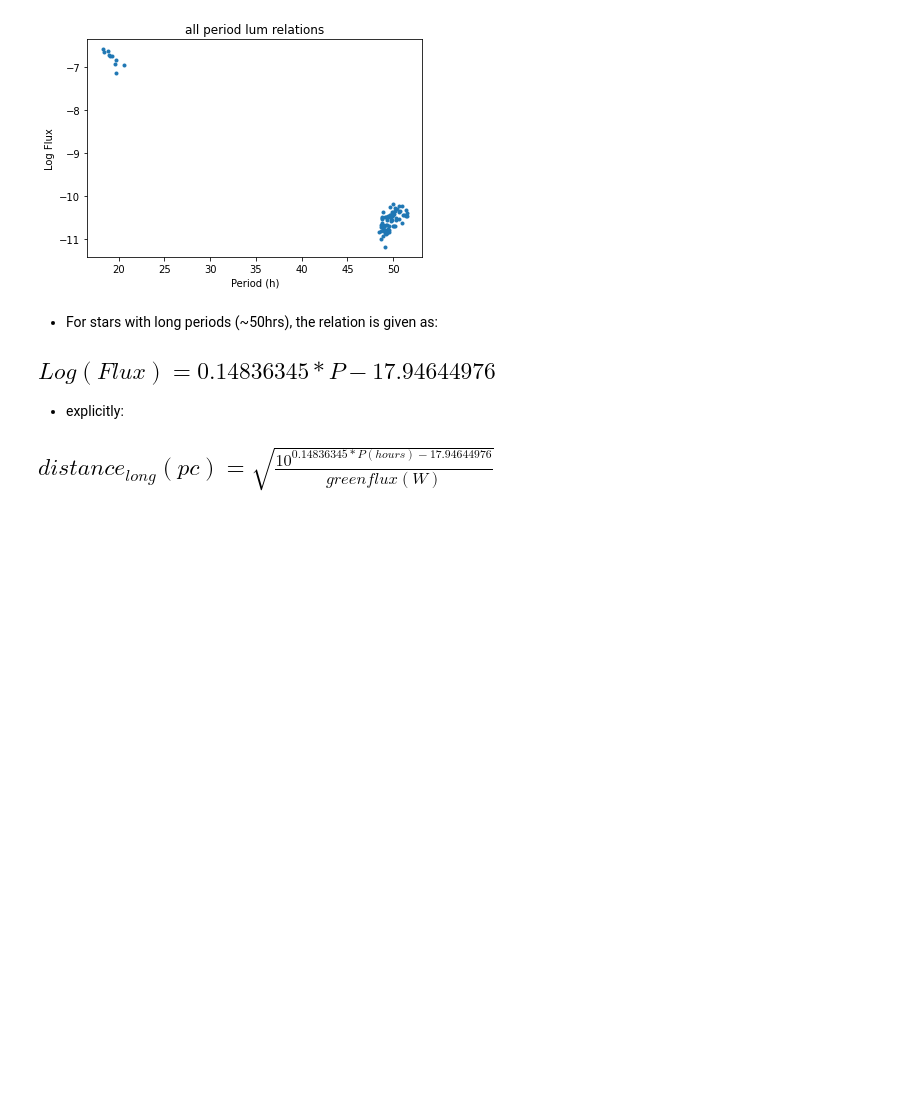
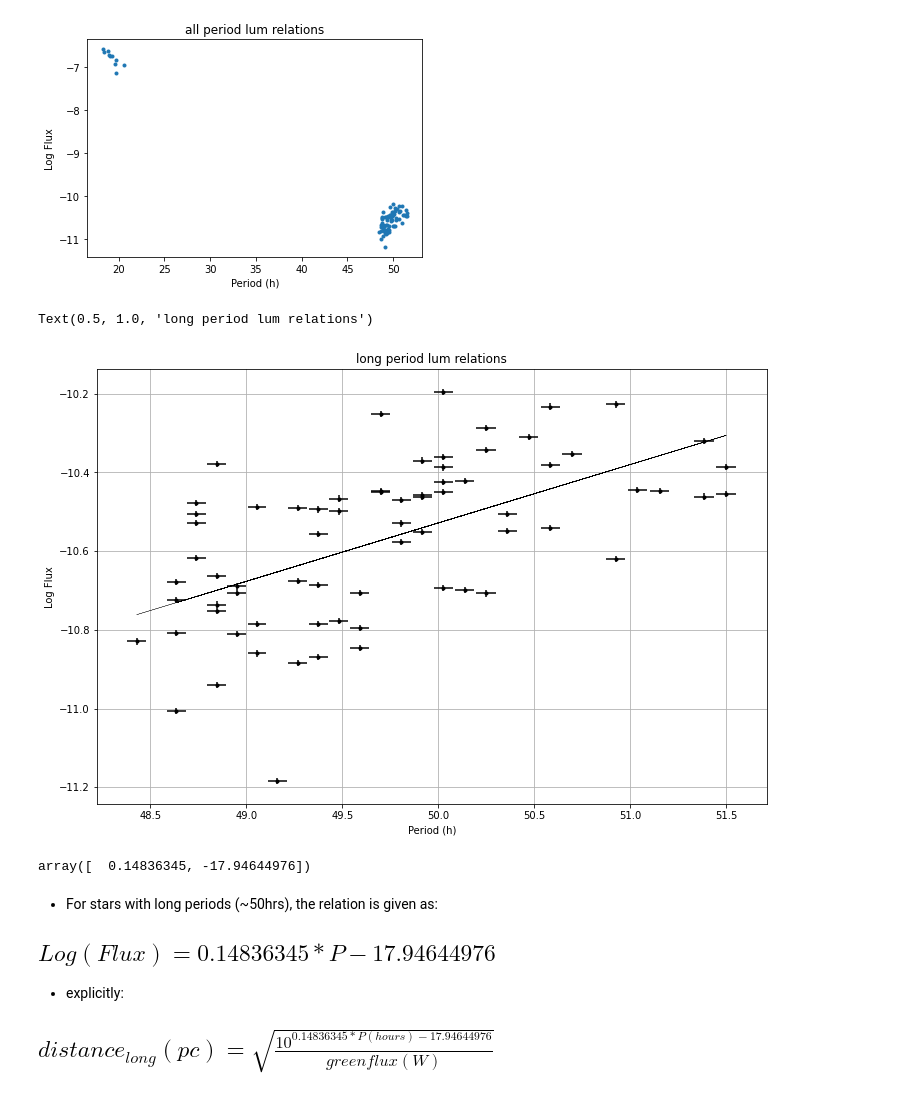
Before and after one commit to LeoClarke123/Distance_Ladder, a Jupyter notebook: Period_Lum/period_lum_analysis.ipynb, the cells around one changed output. Cells and saved outputs as stored; diff of their text form; code cells hidden in the pictures; blank space fills up the shorter version.

Commit message:
added simple least squares uncertainty analysis

```diff
--- a/Period_Lum/period_lum_analysis.ipynb
+++ b/Period_Lum/period_lum_analysis.ipynb
@@ -57,14 +58,32 @@ for i in pointdata:
     dist = float(i[-3])
 
     if float(period) > 35:
-        xerr.append(0.005*period) # assume 0.5% uncertainty in periods
+        xerr.append(0.001*period) # assume 0.1% uncertainty in periods, TO BE REVIEWED
         long_periods.append(period)
         abs_mag = np.log10(green_flux) + 2*np.log10(dist)
         yerr.append((1/2.3)*((0.015)**2+(0.01)**2)**(1/2)) # 1.5% uncertianty in flux
         long_luminosity.append(abs_mag)
+# %%
+fig = plt.figure()
+ax1 = fig.add_subplot(111)
+
+ax1.errorbar(long_periods, long_luminosity, yerr=yerr, xerr=xerr, fmt='.k')
+ax1.plot(long_periods,long_poly(long_periods),"k",  linewidth=0.3)
+ax1.grid()
+plt.rcParams["figure.figsize"] = (12, 8)
+plt.xlabel('Period (h)')
+plt.ylabel('Log Flux')
+plt.title('long period lum relations')
+# %% [output]
+Text(0.5, 1.0, 'long period lum relations')
+[figure, new version]
 # %%
 long_fit = np.polyfit(long_periods, long_luminosity, 1)
 long_poly = np.poly1d(long_fit)
+# %%
+long_fit
+# %% [output]
+array([  0.14836345, -17.94644976])
 # %% [markdown]
 - For stars with long periods (~50hrs), the relation is given as: <br />
 ## $ Log (Flux) = 0.14836345*P - 17.94644976 $ <br />
```
Also changed, not shown: parts of 4 cells of this notebook.
